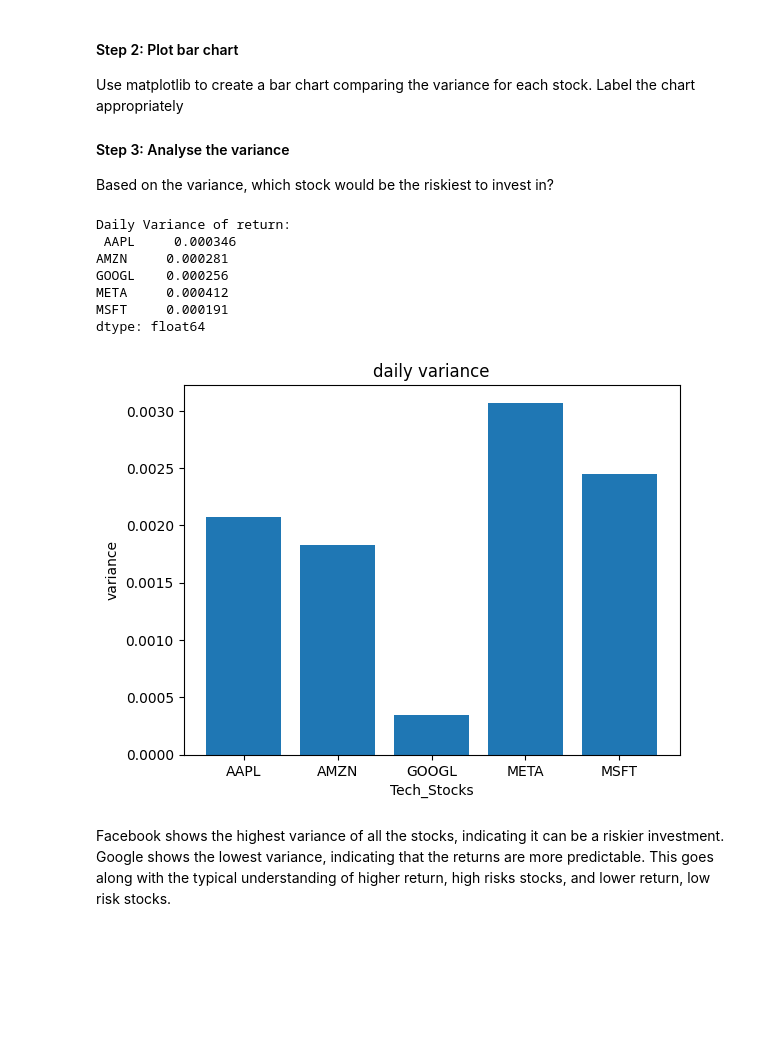
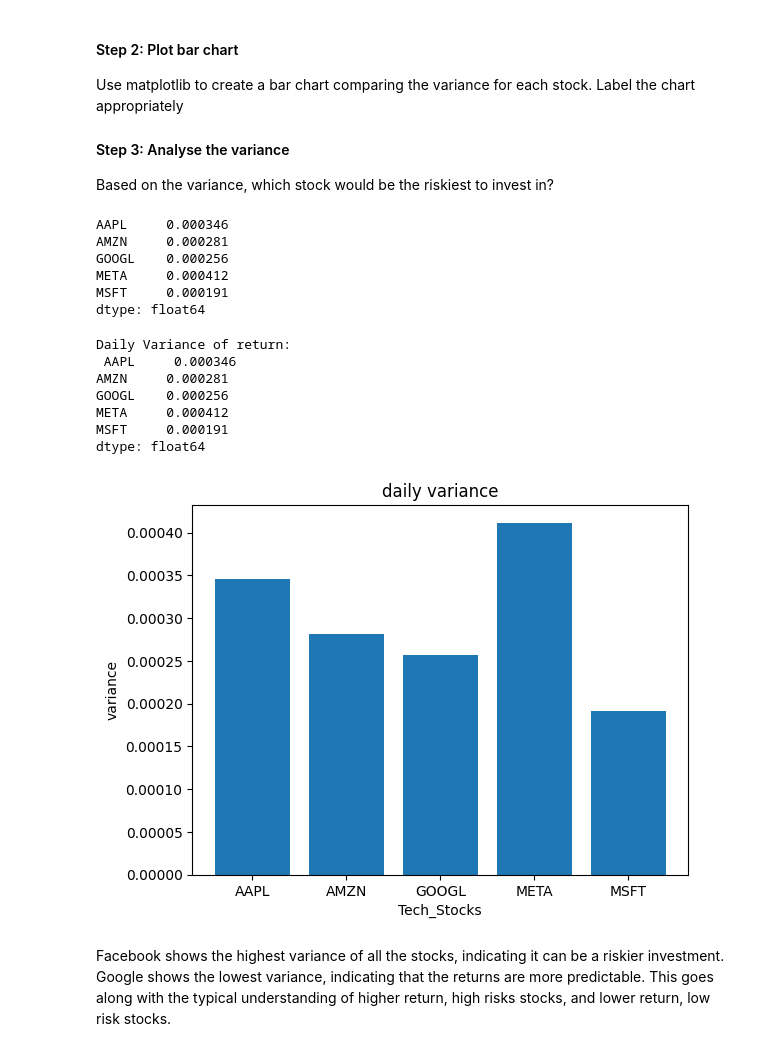
Before and after one commit to vhurdaneta/Visualazing-Tech-Stocks-Project---Analyze-Financial-Data-with-Python, a Jupyter notebook: visualizing_tech_stocks.ipynb, the cells around one changed output. Drawn from its saved outputs; the diff is of its cells as text; code cells hidden in the pictures; blank space fills up the shorter version.

```diff
--- a/visualizing_tech_stocks.ipynb
+++ b/visualizing_tech_stocks.ipynb
@@ -181,41 +181,53 @@ For each stock, calculate the variance of the mean daily simple rate of return.
 Use matplotlib to create a bar chart comparing the variance for each stock. Label the chart appropriately
 #### Step 3: Analyse the variance
 Based on the variance, which stock would be the riskiest to invest in?
+# %%
+daily_var
+# %% [output]
+AAPL     0.000346
+AMZN     0.000281
+GOOGL    0.000256
+META     0.000412
+MSFT     0.000191
+dtype: float64
 # %%
 #Daily mean of return
-print('Daily Variance of return:\n', stock_data_daily_returns.var())
+daily_var = stock_data_daily_returns.var()
+daily_var
+
+print('Daily Variance of return:\n', daily_var)
 
 # grab each variance value for the y axis
 # grab each mean value for the y axis
 height = []
-for col in stock_data_daily_returns.columns:
-    height.append(stock_data_daily_returns[col].mean())
+for key in daily_var.keys():
+    height.append(daily_var[key])
 
 # arrange keys on x axis based on length
-x_pos = np.arange(len(stock_data_daily_returns.columns))
+x_pos = np.arange(len(daily_var.keys()))
 
 # plot bars
 plt.bar(x_pos, height)
 
 # create names on the x-axis
 plt.xticks(x_pos, stock_data_daily_returns.columns)
 
 # label chart
 plt.xlabel("Tech_Stocks")
 plt.ylabel("variance")
 plt.title("daily variance")
 
 # show graphic
 plt.show()
 # %% [output]
 Daily Variance of return:
  AAPL     0.000346
 AMZN     0.000281
 GOOGL    0.000256
 META     0.000412
 MSFT     0.000191
 dtype: float64
-[figure, old version]
+[figure, new version]
 # %% [markdown]
 Facebook shows the highest variance of all the stocks, indicating it can be a riskier investment. Google shows the lowest variance, indicating that the returns are more predictable. This goes along with the typical understanding of higher return, high risks stocks, and lower return, low risk stocks.
 # %% [markdown]
```
Also changed, not shown: parts of 3 cells of this notebook, 1 other file.
